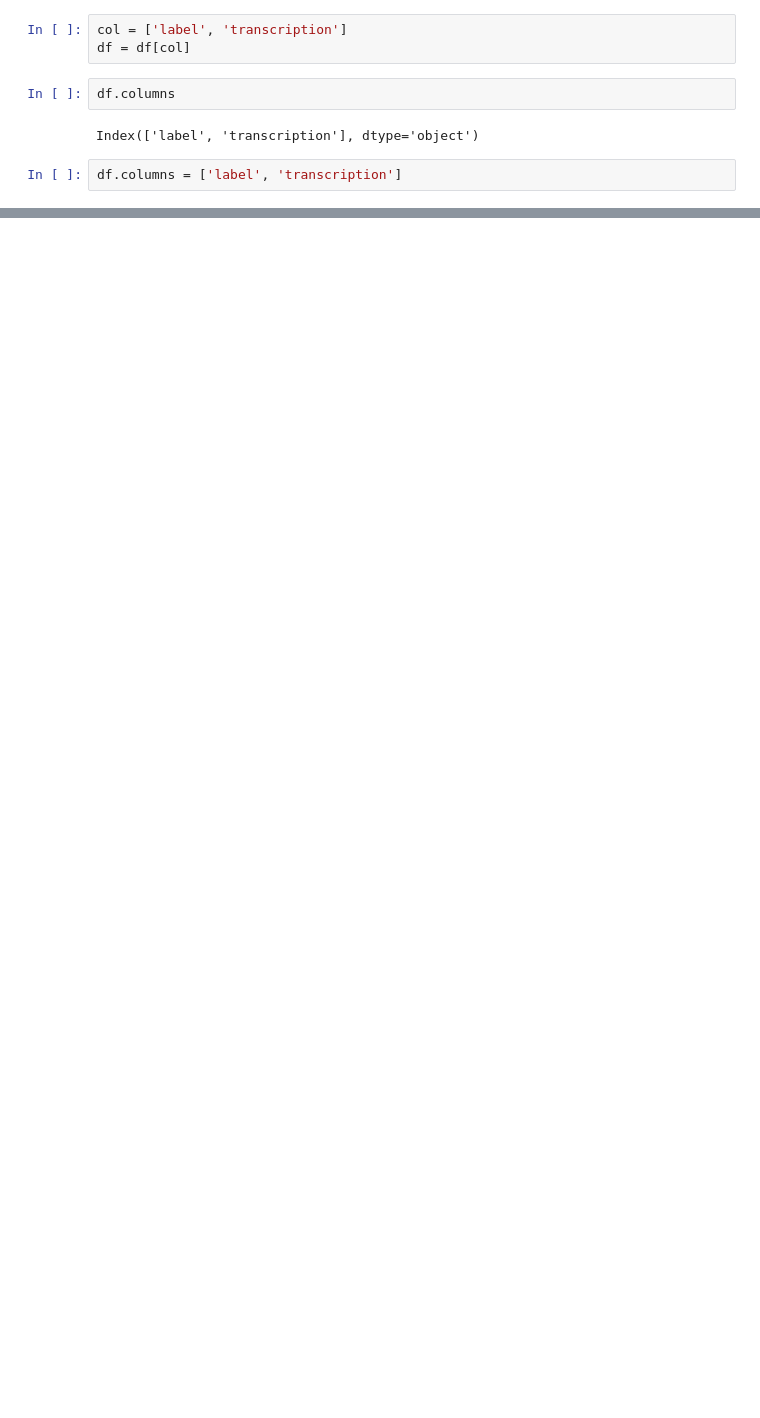
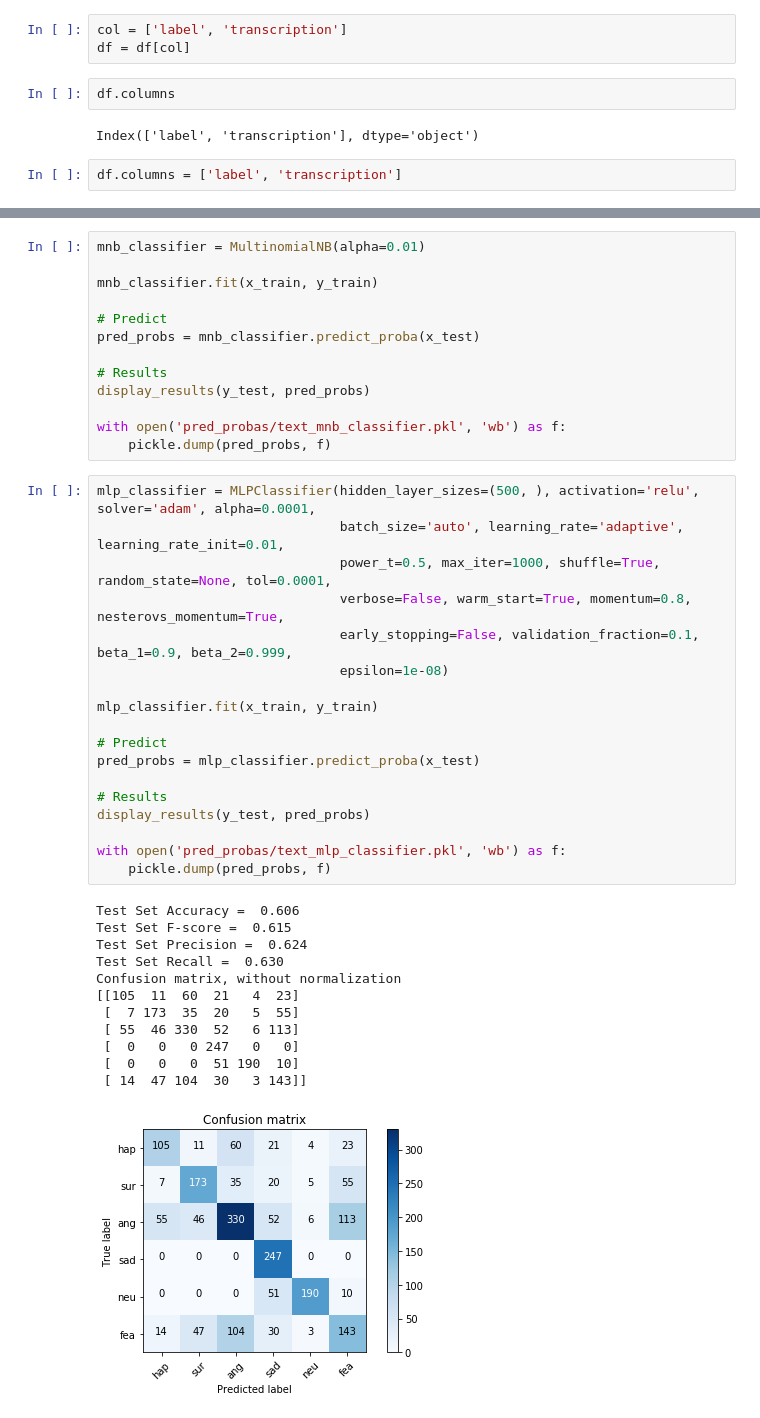
Before and after one commit to Demfier/multimodal-speech-emotion-recognition, a Jupyter notebook: 5.1_sentence_classification.ipynb, the cells around one changed output, grey strips where cells are left out. Drawn from its saved outputs; the diff is of its cells as text; blank space fills up the shorter version.

```diff
--- a/5.1_sentence_classification.ipynb
+++ b/5.1_sentence_classification.ipynb
@@ -238,0 +214,44 @@ NotFittedError: This LinearSVC instance is not fitted yet
+# %%
+mnb_classifier = MultinomialNB(alpha=0.01)
+
+mnb_classifier.fit(x_train, y_train)
+
+# Predict
+pred_probs = mnb_classifier.predict_proba(x_test)
+
+# Results
+display_results(y_test, pred_probs)
+
+with open('pred_probas/text_mnb_classifier.pkl', 'wb') as f:
+    pickle.dump(pred_probs, f)
+# %%
+mlp_classifier = MLPClassifier(hidden_layer_sizes=(500, ), activation='relu', solver='adam', alpha=0.0001,
+                               batch_size='auto', learning_rate='adaptive', learning_rate_init=0.01,
+                               power_t=0.5, max_iter=1000, shuffle=True, random_state=None, tol=0.0001,
+                               verbose=False, warm_start=True, momentum=0.8, nesterovs_momentum=True,
+                               early_stopping=False, validation_fraction=0.1, beta_1=0.9, beta_2=0.999,
+                               epsilon=1e-08)
+
+mlp_classifier.fit(x_train, y_train)
+
+# Predict
+pred_probs = mlp_classifier.predict_proba(x_test)
+
+# Results
+display_results(y_test, pred_probs)
+
+with open('pred_probas/text_mlp_classifier.pkl', 'wb') as f:
+    pickle.dump(pred_probs, f)
+# %% [output]
+Test Set Accuracy =  0.606
+Test Set F-score =  0.615
+Test Set Precision =  0.624
+Test Set Recall =  0.630
+Confusion matrix, without normalization
+[[105  11  60  21   4  23]
+ [  7 173  35  20   5  55]
+ [ 55  46 330  52   6 113]
+ [  0   0   0 247   0   0]
+ [  0   0   0  51 190  10]
+ [ 14  47 104  30   3 143]]
+[figure, added]
```
Also changed, not shown: parts of 28 cells of this notebook, 5 other files.
